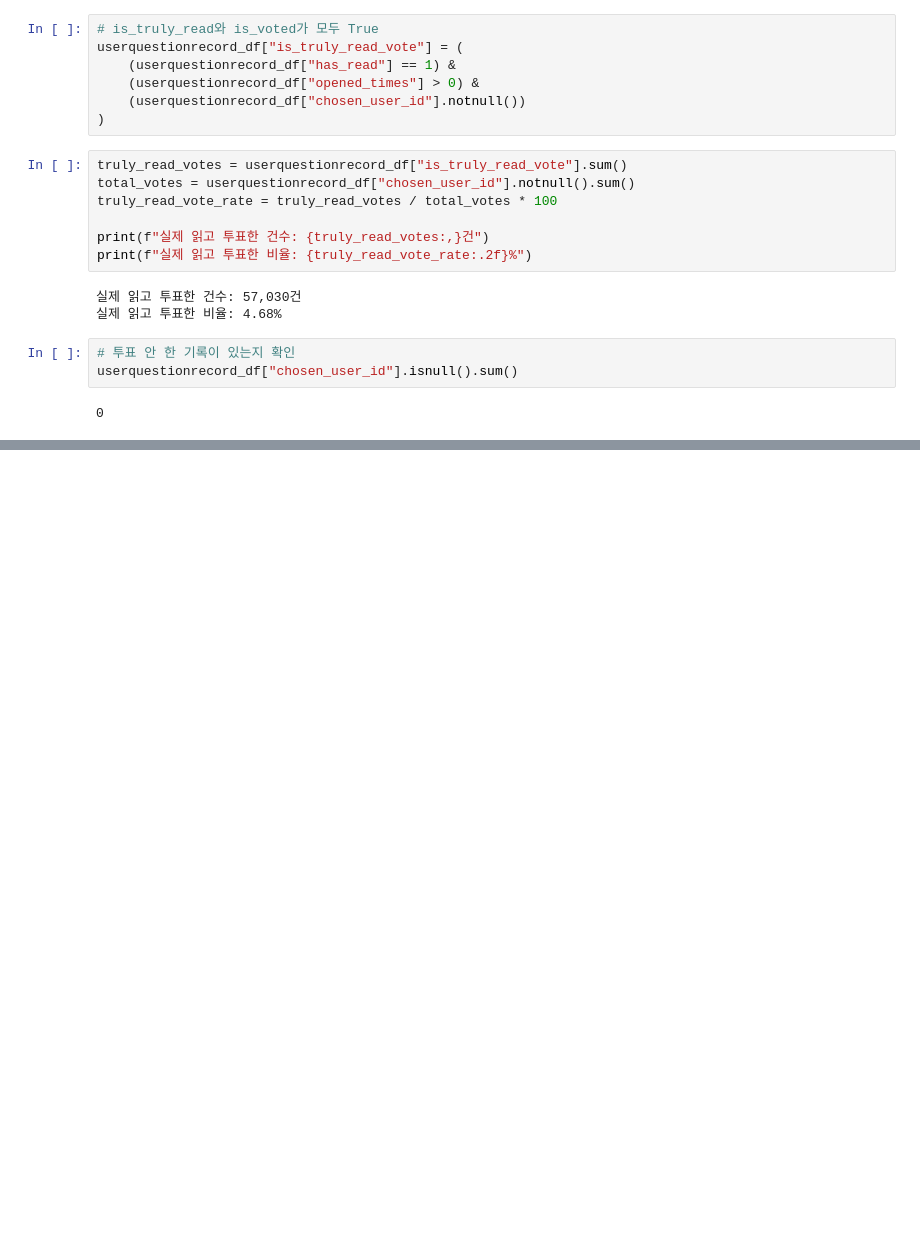
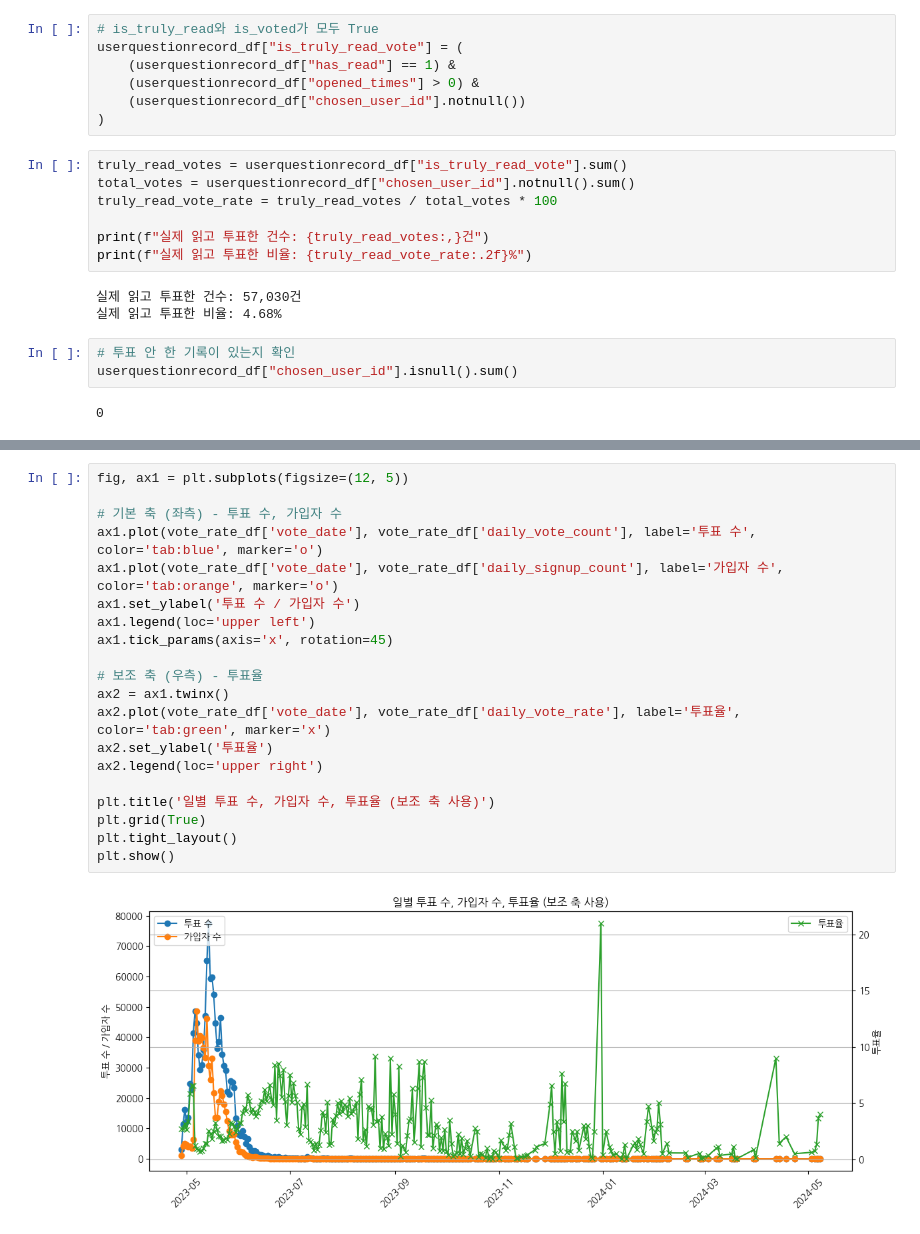
Before and after one commit to saeraniren/advanced_project, a Jupyter notebook: 고급_accounts_userquestionrecord_투표기록.ipynb, the cells around one changed output, grey strips where cells are left out. Saved outputs shown, nothing was run; the diff lists cells and outputs as text; blank space fills up the shorter version.

```diff
--- a/고급_accounts_userquestionrecord_투표기록.ipynb
+++ b/고급_accounts_userquestionrecord_투표기록.ipynb
@@ -518,0 +689,22 @@ userquestionrecord_df["chosen_user_id"].isnull().sum()
+# %%
+fig, ax1 = plt.subplots(figsize=(12, 5))
+
+# 기본 축 (좌측) - 투표 수, 가입자 수
+ax1.plot(vote_rate_df['vote_date'], vote_rate_df['daily_vote_count'], label='투표 수', color='tab:blue', marker='o')
+ax1.plot(vote_rate_df['vote_date'], vote_rate_df['daily_signup_count'], label='가입자 수', color='tab:orange', marker='o')
+ax1.set_ylabel('투표 수 / 가입자 수')
+ax1.legend(loc='upper left')
+ax1.tick_params(axis='x', rotation=45)
+
+# 보조 축 (우측) - 투표율
+ax2 = ax1.twinx()
+ax2.plot(vote_rate_df['vote_date'], vote_rate_df['daily_vote_rate'], label='투표율', color='tab:green', marker='x')
+ax2.set_ylabel('투표율')
+ax2.legend(loc='upper right')
+
+plt.title('일별 투표 수, 가입자 수, 투표율 (보조 축 사용)')
+plt.grid(True)
+plt.tight_layout()
+plt.show()
+# %% [output]
+[figure, added]
```
Also changed, not shown: parts of 31 cells of this notebook, 10 other files.
